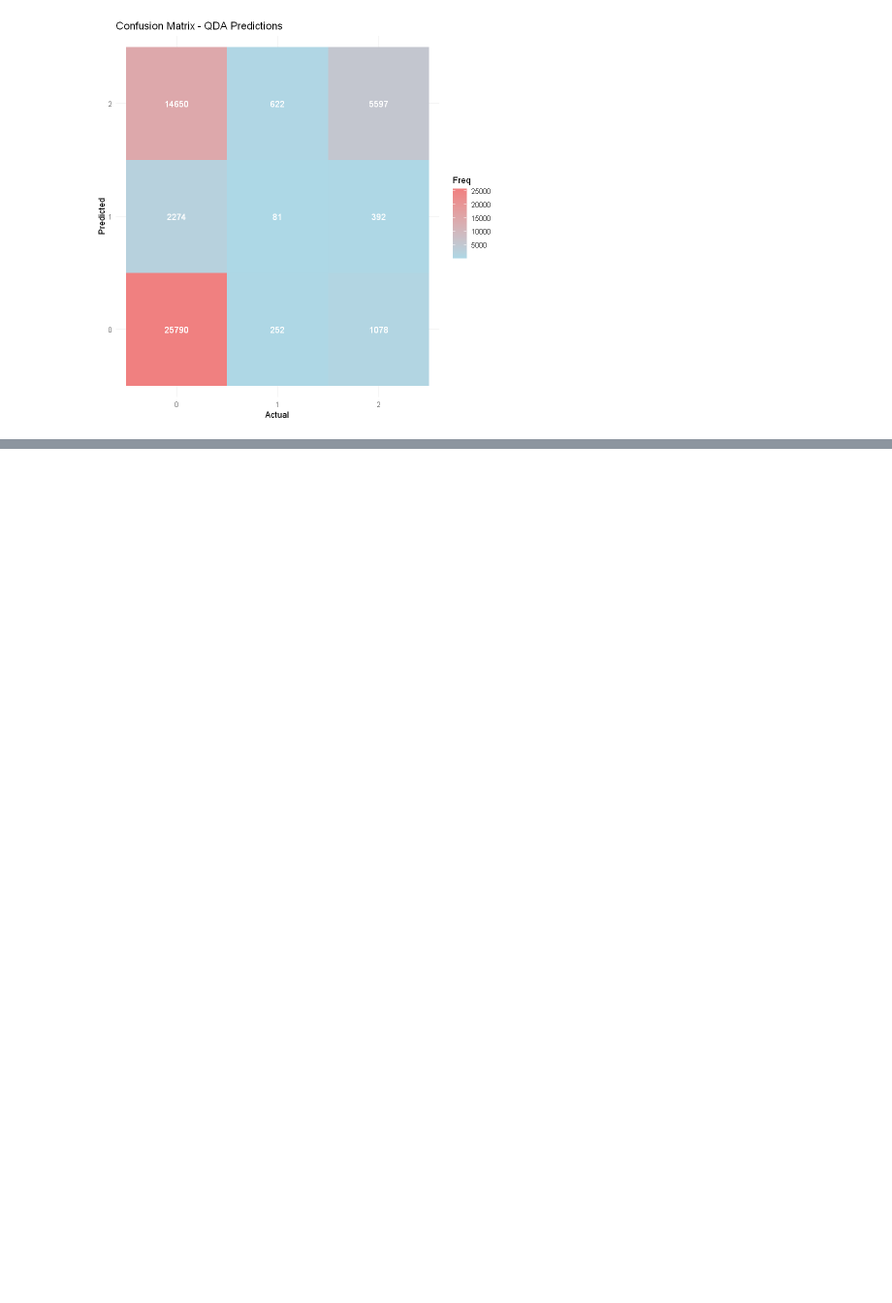
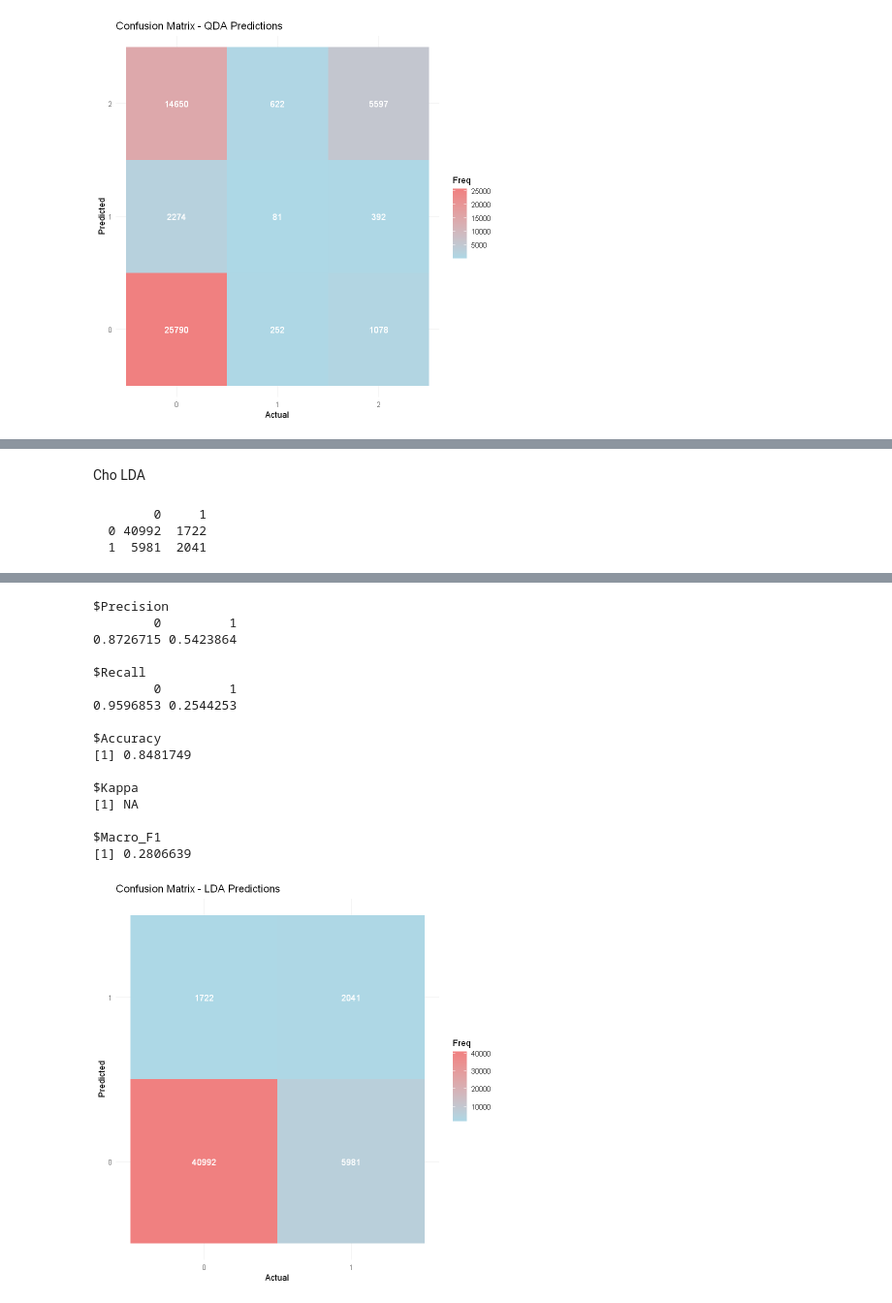
Before and after one commit to tandao0909/statistical-data-processing-project, a Jupyter notebook: model/lda.ipynb, the cells around one changed output, grey strips where cells are left out. Shown at 97% size. Saved outputs shown, nothing was run; the diff lists cells and outputs as text; code cells hidden in the pictures; blank space fills up the shorter version.

Commit message:
Model: LDA and QDA -> binary 0 and {1, 2}

```diff
--- a/model/lda.ipynb
+++ b/model/lda.ipynb
@@ -1126,0 +1149,11 @@ $Macro_F1
+# %%
+convert_to_binary <- function(data) {
+    data |> mutate(diabetes_012 = ifelse(diabetes_012 %in% c(1, 2), 1, ifelse(diabetes_012 == 0, 0, diabetes_012)))
+}
+
+
+binary_train_data <- convert_to_binary(train_data)
+binary_oversampling_data <- convert_to_binary(oversampling_data)
+binary_undersampling_data <- convert_to_binary(undersampling_data)
+binary_smote_data <- convert_to_binary(smote_data)
+binary_test_data <- convert_to_binary(test_data)
@@ -1126,0 +1170,2 @@ $Macro_F1
+# %%
+binary_results <- evaluate_models(binary_train_data, binary_test_data)
@@ -1126,0 +1187,14 @@ $Macro_F1
+# %% [markdown]
+Cho LDA
+# %%
+conf_matrix <- table(binary_test_data$diabetes_012, binary_results$lda_predictions)
+conf_matrix
+
+eval_multi_class(conf_matrix)
+
+# Plot confusion matrix using the function
+plot_confusion_matrix(conf_matrix, "LDA")
+# %% [output]
+        0     1
+  0 40992  1722
+  1  5981  2041
@@ -1126,0 +1203,17 @@ $Macro_F1
+$Precision
+        0         1
+0.8726715 0.5423864
+
+$Recall
+        0         1
+0.9596853 0.2544253
+
+$Accuracy
+[1] 0.8481749
+
+$Kappa
+[1] NA
+
+$Macro_F1
+[1] 0.2806639
+[figure, added]
```
Also changed, not shown: parts of 27 cells of this notebook.
